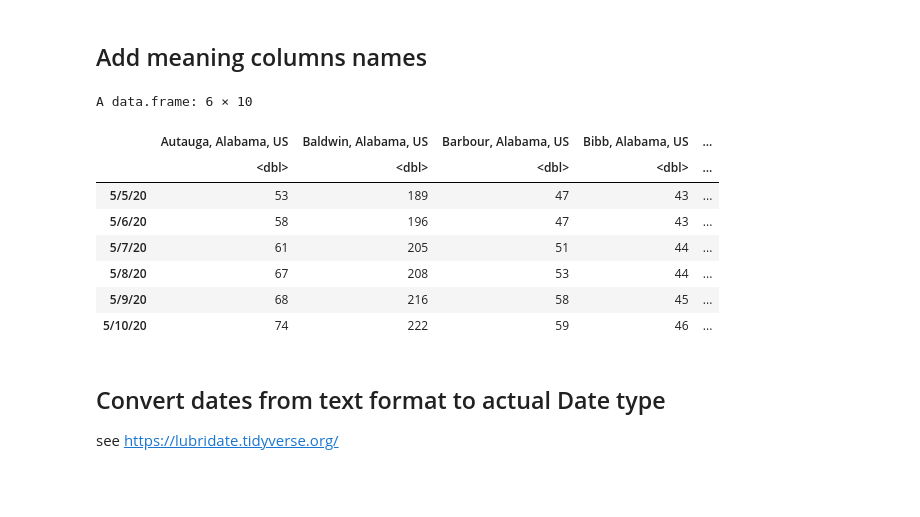
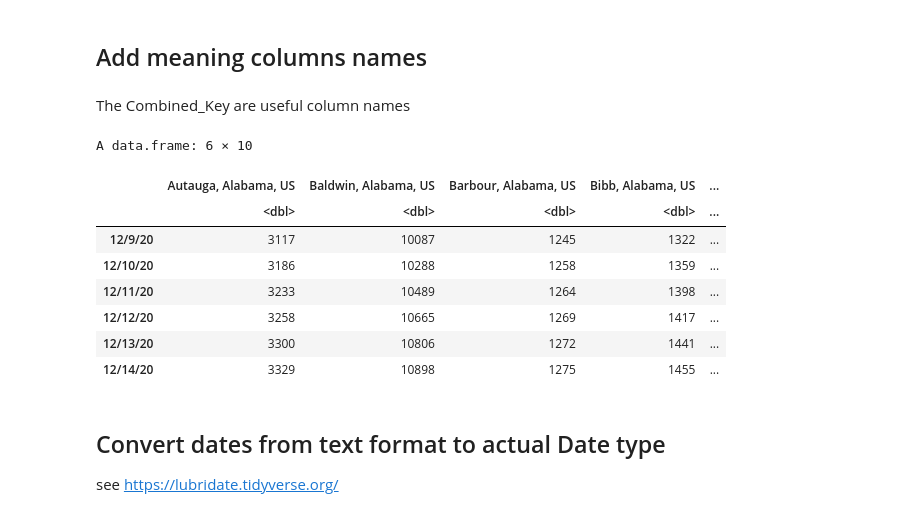
Before and after one commit to hongqin/Use-R-in-CoLab, a Jupyter notebook: Learn_R_county_Covid19.ipynb, the cells around one changed output. Cells and saved outputs as stored; diff of their text form; code cells hidden in the pictures; blank space fills up the shorter version.

```diff
--- a/Learn_R_county_Covid19.ipynb
+++ b/Learn_R_county_Covid19.ipynb
@@ -582,18 +598,21 @@ A data.frame: 6 × 3340
 # %% [markdown]
 ## Add meaning columns names
+# %% [markdown]
+The Combined_Key are useful column names
 # %%
 names(tb1) = tb$Combined_Key
-tail(tb1[100:110,1:10])
+#tail(tb1[100:110,1:10])
+tail(tb1[,1:10])
 # %% [output]
 A data.frame: 6 × 10
 |  | Autauga, Alabama, US | Baldwin, Alabama, US | Barbour, Alabama, US | Bibb, Alabama, US | ... |
 |  | <dbl> | <dbl> | <dbl> | <dbl> | ... |
-| 5/5/20 | 53 | 189 | 47 | 43 | ... |
-| 5/6/20 | 58 | 196 | 47 | 43 | ... |
-| 5/7/20 | 61 | 205 | 51 | 44 | ... |
-| 5/8/20 | 67 | 208 | 53 | 44 | ... |
-| 5/9/20 | 68 | 216 | 58 | 45 | ... |
-| 5/10/20 | 74 | 222 | 59 | 46 | ... |
+| 12/9/20 | 3117 | 10087 | 1245 | 1322 | ... |
+| 12/10/20 | 3186 | 10288 | 1258 | 1359 | ... |
+| 12/11/20 | 3233 | 10489 | 1264 | 1398 | ... |
+| 12/12/20 | 3258 | 10665 | 1269 | 1417 | ... |
+| 12/13/20 | 3300 | 10806 | 1272 | 1441 | ... |
+| 12/14/20 | 3329 | 10898 | 1275 | 1455 | ... |
 # %% [markdown]
 ## Convert dates from text format to actual Date type
 
```
Also changed, not shown: parts of 23 cells of this notebook.
